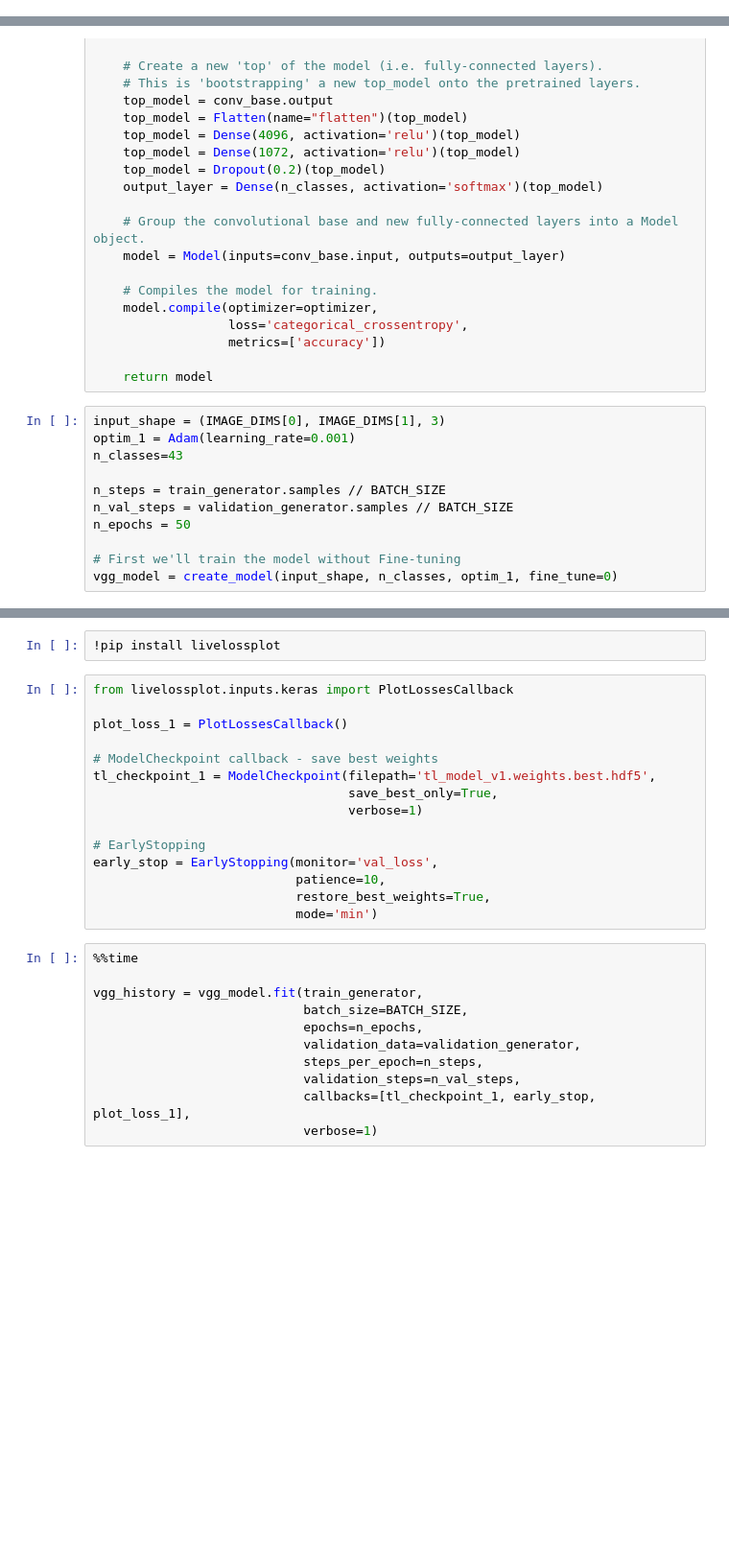
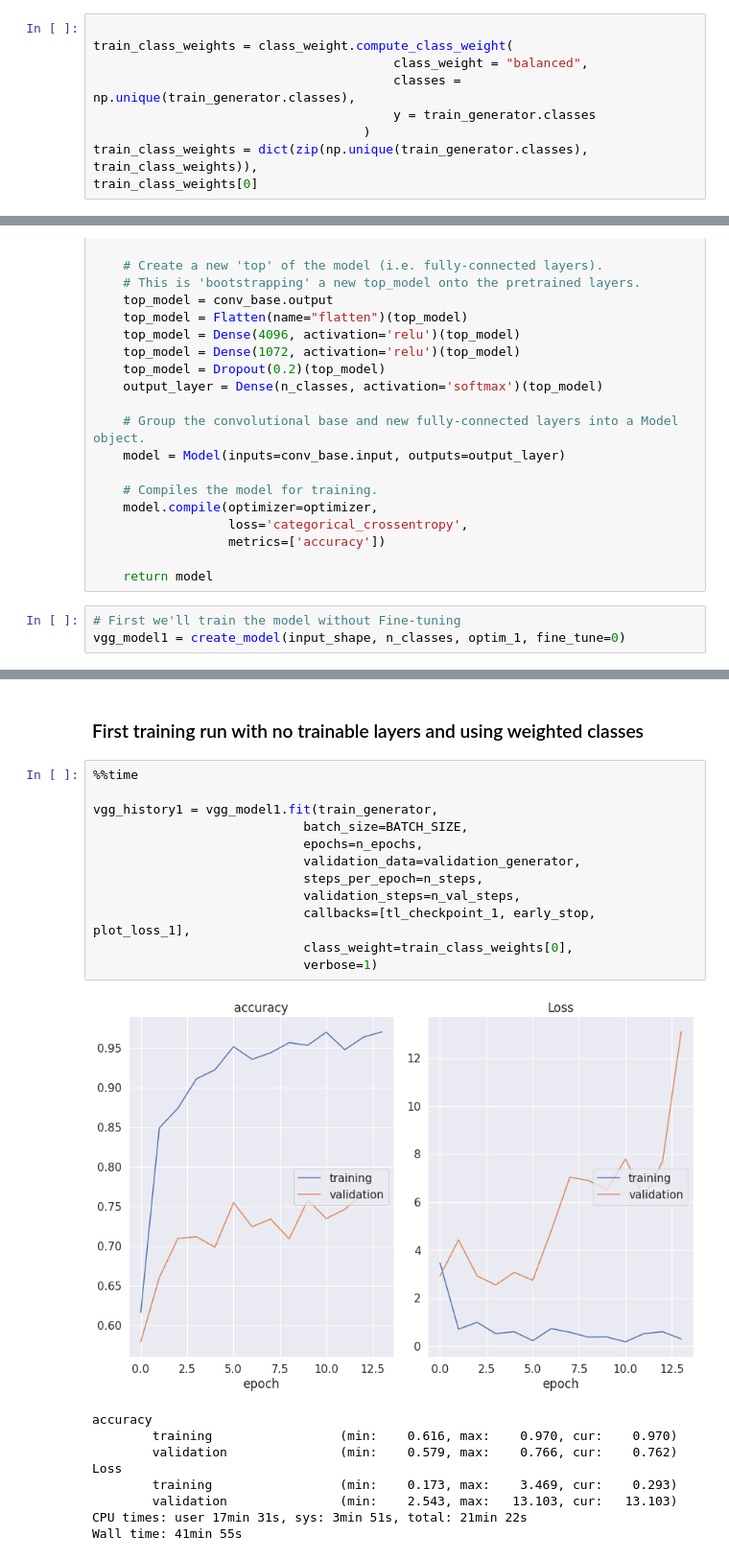
Before and after one commit to darraghs/SligoIT_ML2021_VGG16, a Jupyter notebook: assignment2.ipynb, the cells around one changed output, grey strips where cells are left out. Shown: that part at 96% size. Saved outputs shown, nothing was run; the diff lists cells and outputs as text; blank space fills up the shorter version.

```diff
--- a/assignment2.ipynb
+++ b/assignment2.ipynb
@@ -183,0 +210,9 @@ def preprocess_image_scale(image_path, img_size=None):
+# %%
+
+train_class_weights = class_weight.compute_class_weight(
+                                        class_weight = "balanced",
+                                        classes = np.unique(train_generator.classes),
+                                        y = train_generator.classes
+                                    )
+train_class_weights = dict(zip(np.unique(train_generator.classes), train_class_weights)),
+train_class_weights[0]
@@ -230,13 +326,5 @@ def create_model(input_shape, n_classes, optimizer='rmsprop', fine_tune=0):
 
     return model
 # %%
-input_shape = (IMAGE_DIMS[0], IMAGE_DIMS[1], 3)
-optim_1 = Adam(learning_rate=0.001)
-n_classes=43
-
-n_steps = train_generator.samples // BATCH_SIZE
-n_val_steps = validation_generator.samples // BATCH_SIZE
-n_epochs = 50
-
 # First we'll train the model without Fine-tuning
-vgg_model = create_model(input_shape, n_classes, optim_1, fine_tune=0)
+vgg_model1 = create_model(input_shape, n_classes, optim_1, fine_tune=0)
@@ -245,28 +364,24 @@ vgg_model.summary()
-# %%
-!pip install livelossplot
-# %%
-from livelossplot.inputs.keras import PlotLossesCallback
-
-plot_loss_1 = PlotLossesCallback()
-
-# ModelCheckpoint callback - save best weights
-tl_checkpoint_1 = ModelCheckpoint(filepath='tl_model_v1.weights.best.hdf5',
-                                  save_best_only=True,
-                                  verbose=1)
-
-# EarlyStopping
-early_stop = EarlyStopping(monitor='val_loss',
-                           patience=10,
-                           restore_best_weights=True,
-                           mode='min')
+# %% [markdown]
+### First training run with no trainable layers and using weighted classes
 # %%
 %%time
 
-vgg_history = vgg_model.fit(train_generator,
+vgg_history1 = vgg_model1.fit(train_generator,
                             batch_size=BATCH_SIZE,
                             epochs=n_epochs,
                             validation_data=validation_generator,
                             steps_per_epoch=n_steps,
                             validation_steps=n_val_steps,
                             callbacks=[tl_checkpoint_1, early_stop, plot_loss_1],
+                            class_weight=train_class_weights[0],
                             verbose=1)
+# %% [output]
+[figure, added]
+accuracy
+        training                 (min:    0.616, max:    0.970, cur:    0.970)
+        validation               (min:    0.579, max:    0.766, cur:    0.762)
+Loss
+        training                 (min:    0.173, max:    3.469, cur:    0.293)
+        validation               (min:    2.543, max:   13.103, cur:   13.103)
+CPU times: user 17min 31s, sys: 3min 51s, total: 21min 22s
+Wall time: 41min 55s
```
Also changed, not shown: parts of 46 cells of this notebook.
